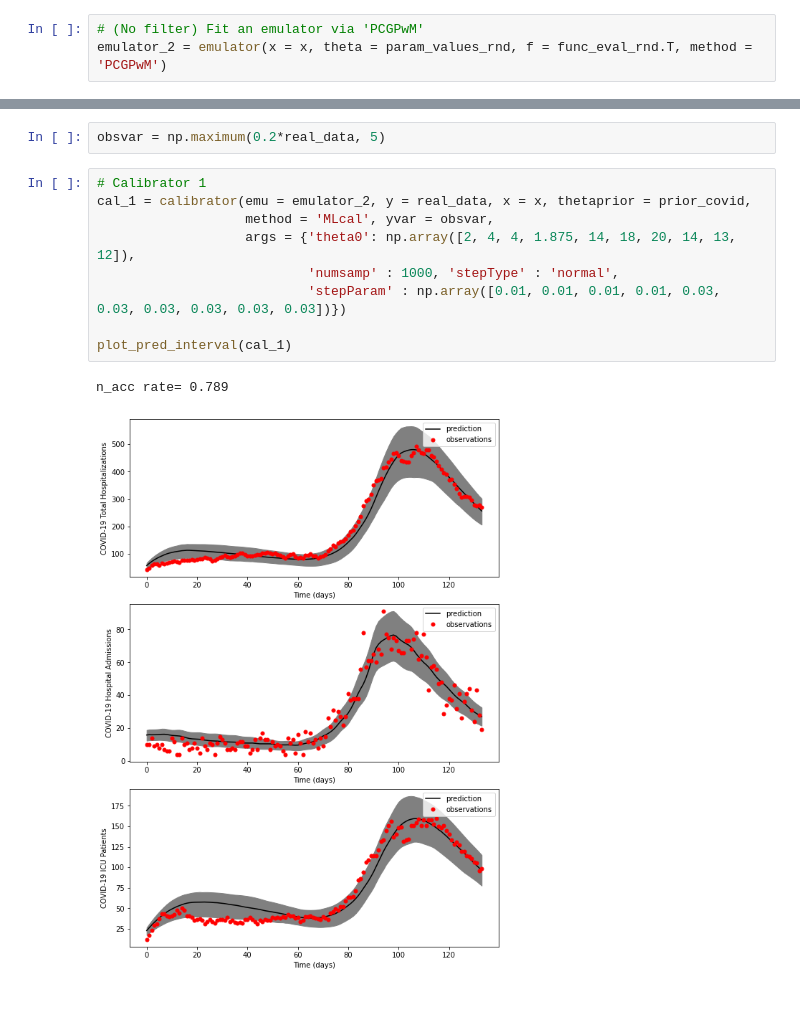
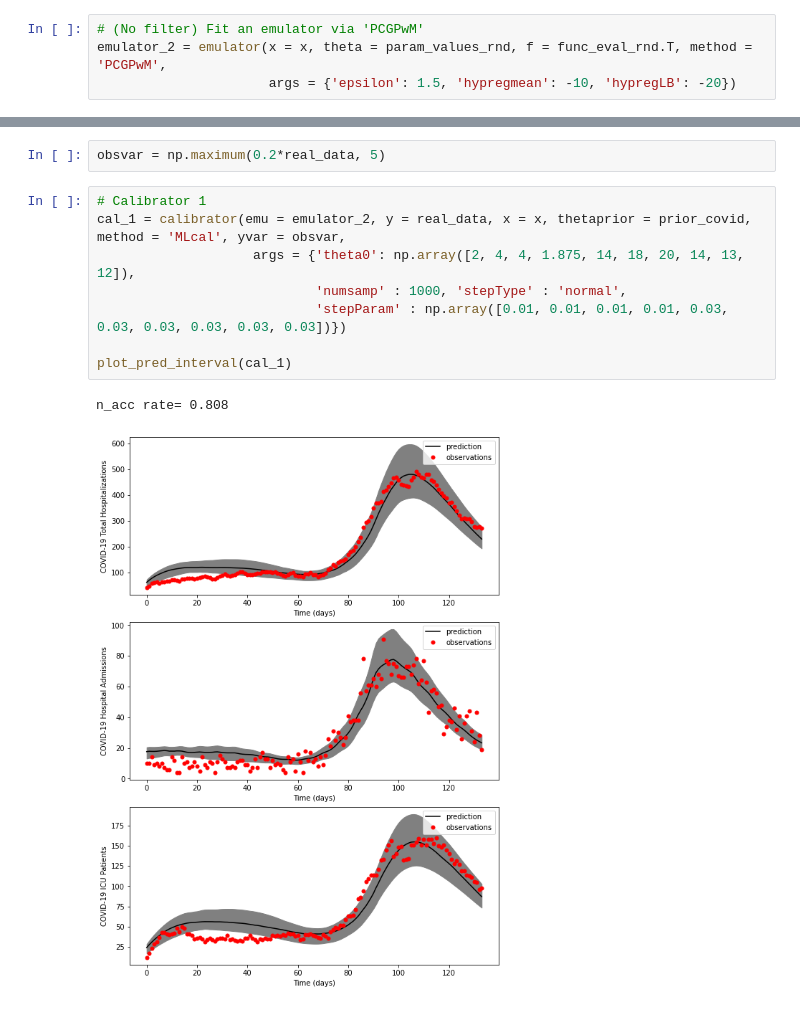
Before and after one commit to catatonicpig/ModCal, a Jupyter notebook: examples/Example4/Example4_nb.ipynb, the cells around one changed output, grey strips where cells are left out. Drawn from its saved outputs; the diff is of its cells as text.

```diff
--- a/examples/Example4/Example4_nb.ipynb
+++ b/examples/Example4/Example4_nb.ipynb
@@ -88,4 +88,5 @@ no of pcs: 6
 # %%
 # (No filter) Fit an emulator via 'PCGPwM'
-emulator_2 = emulator(x = x, theta = param_values_rnd, f = func_eval_rnd.T, method = 'PCGPwM')
+emulator_2 = emulator(x = x, theta = param_values_rnd, f = func_eval_rnd.T, method = 'PCGPwM',
+                      args = {'epsilon': 1.5, 'hypregmean': -10, 'hypregLB': -20})
 # %% [output]
@@ -193,16 +194,15 @@ class prior_covid:
 obsvar = np.maximum(0.2*real_data, 5)
 # %%
 # Calibrator 1
-cal_1 = calibrator(emu = emulator_2, y = real_data, x = x, thetaprior = prior_covid,
-                   method = 'MLcal', yvar = obsvar,
-                   args = {'theta0': np.array([2, 4, 4, 1.875, 14, 18, 20, 14, 13, 12]),
-                           'numsamp' : 1000, 'stepType' : 'normal',
-                           'stepParam' : np.array([0.01, 0.01, 0.01, 0.01, 0.03, 0.03, 0.03, 0.03, 0.03, 0.03])})
+cal_1 = calibrator(emu = emulator_2, y = real_data, x = x, thetaprior = prior_covid, method = 'MLcal', yvar = obsvar,
+                    args = {'theta0': np.array([2, 4, 4, 1.875, 14, 18, 20, 14, 13, 12]),
+                            'numsamp' : 1000, 'stepType' : 'normal',
+                            'stepParam' : np.array([0.01, 0.01, 0.01, 0.01, 0.03, 0.03, 0.03, 0.03, 0.03, 0.03])})
 
 plot_pred_interval(cal_1)
 # %% [output]
-n_acc rate= 0.789
+n_acc rate= 0.808
-[figure, old version]
+[figure, new version]
 # %%
 # Calibrator 2
 cal_2 = calibrator(emu = emulator_2, y = real_data, x = x, thetaprior = prior_covid,
```
Also changed, not shown: parts of 6 cells of this notebook, 23 other files.
